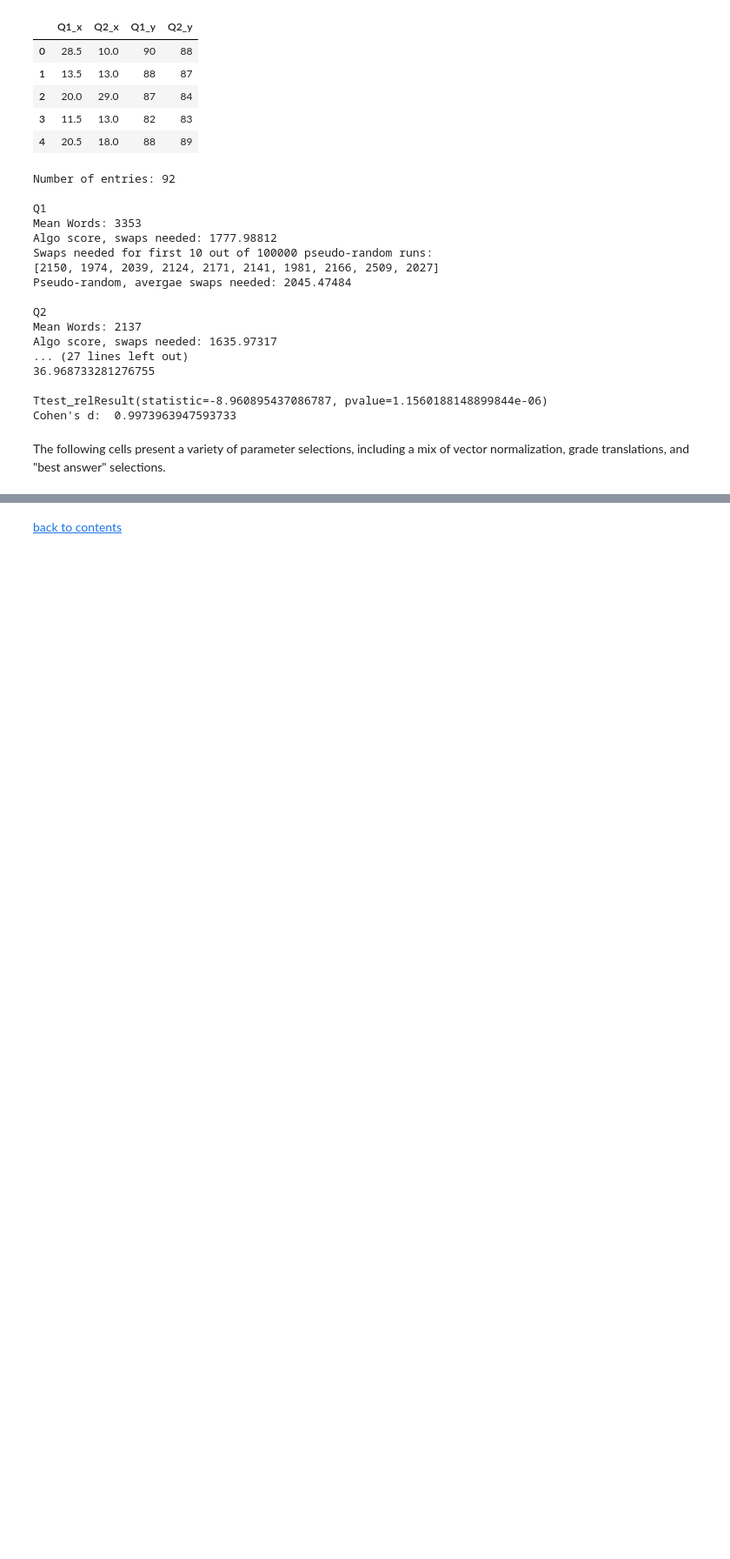
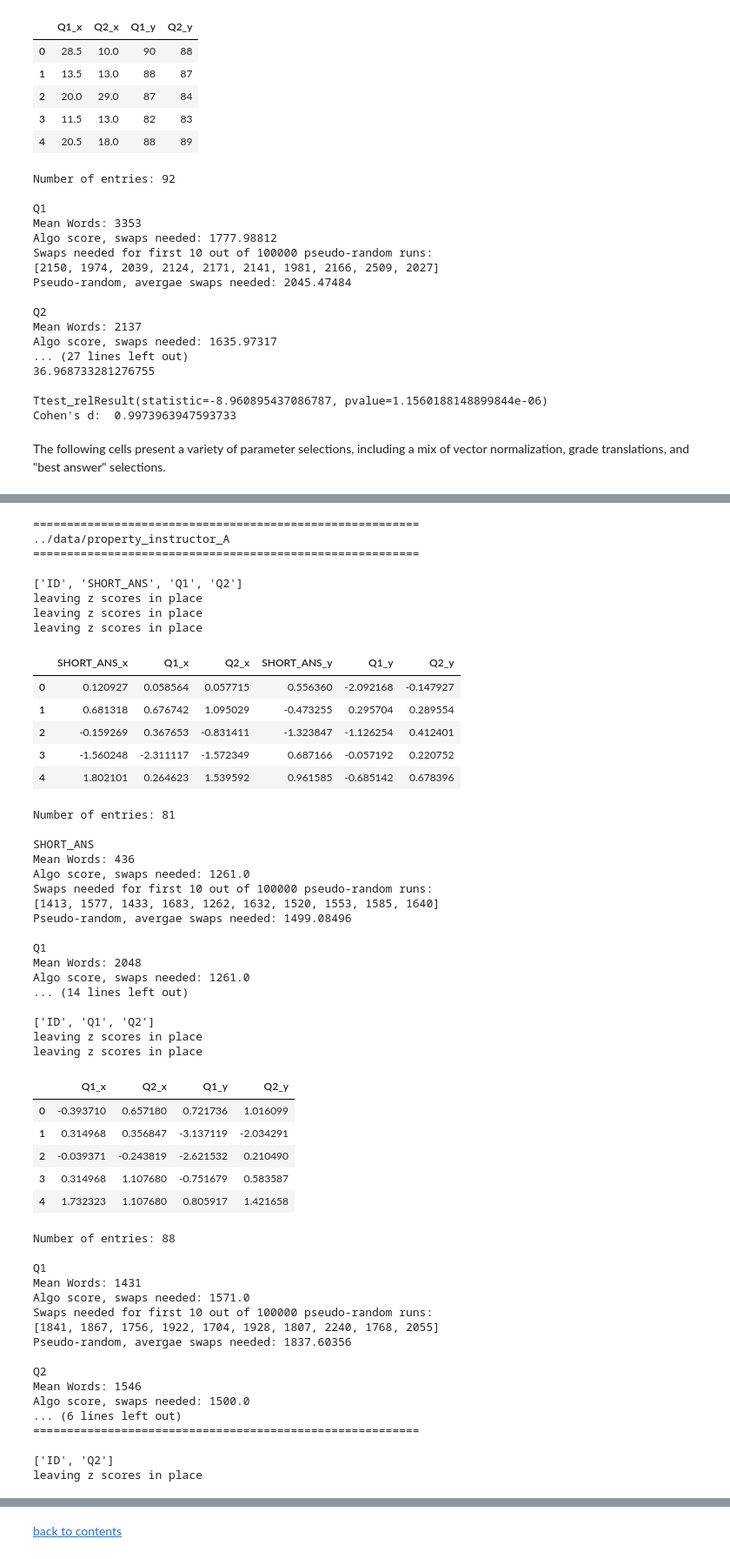
Before and after one commit to colarusso/free-response-scoring, a Jupyter notebook: Score Exams.ipynb, the cells around one changed output, grey strips where cells are left out. Shown at 87% size. Cells and saved outputs as stored; diff of their text form; code cells hidden in the pictures; blank space fills up the shorter version.

```diff
--- a/Score Exams.ipynb
+++ b/Score Exams.ipynb
@@ -1551,0 +2012,57 @@ Cohen's d:  0.5556844878267548
+# %%
+score_exams(exams,model='nlp3',normv=1,score=2,goal="centroid",runs=100000)
+# %% [output]
+=========================================================
+../data/property_instructor_A
+=========================================================
+
+['ID', 'SHORT_ANS', 'Q1', 'Q2']
+leaving z scores in place
+leaving z scores in place
+leaving z scores in place
+|  | SHORT_ANS_x | Q1_x | Q2_x | SHORT_ANS_y | Q1_y | Q2_y |
+| 0 | 0.120927 | 0.058564 | 0.057715 | 0.556360 | -2.092168 | -0.147927 |
+| 1 | 0.681318 | 0.676742 | 1.095029 | -0.473255 | 0.295704 | 0.289554 |
+| 2 | -0.159269 | 0.367653 | -0.831411 | -1.323847 | -1.126254 | 0.412401 |
+| 3 | -1.560248 | -2.311117 | -1.572349 | 0.687166 | -0.057192 | 0.220752 |
+| 4 | 1.802101 | 0.264623 | 1.539592 | 0.961585 | -0.685142 | 0.678396 |
+Number of entries: 81
+
+SHORT_ANS
+Mean Words: 436
+Algo score, swaps needed: 1261.0
+Swaps needed for first 10 out of 100000 pseudo-random runs:
+[1413, 1577, 1433, 1683, 1262, 1632, 1520, 1553, 1585, 1640]
+Pseudo-random, avergae swaps needed: 1499.08496
+
+Q1
+Mean Words: 2048
+Algo score, swaps needed: 1261.0
+... (14 lines left out)
+
+['ID', 'Q1', 'Q2']
+leaving z scores in place
+leaving z scores in place
+|  | Q1_x | Q2_x | Q1_y | Q2_y |
+| 0 | -0.393710 | 0.657180 | 0.721736 | 1.016099 |
+| 1 | 0.314968 | 0.356847 | -3.137119 | -2.034291 |
+| 2 | -0.039371 | -0.243819 | -2.621532 | 0.210490 |
+| 3 | 0.314968 | 1.107680 | -0.751679 | 0.583587 |
+| 4 | 1.732323 | 1.107680 | 0.805917 | 1.421658 |
+Number of entries: 88
+
+Q1
+Mean Words: 1431
+Algo score, swaps needed: 1571.0
+Swaps needed for first 10 out of 100000 pseudo-random runs:
+[1841, 1867, 1756, 1922, 1704, 1928, 1807, 2240, 1768, 2055]
+Pseudo-random, avergae swaps needed: 1837.60356
+
+Q2
+Mean Words: 1546
+Algo score, swaps needed: 1500.0
+... (6 lines left out)
+=========================================================
+
+['ID', 'Q2']
+leaving z scores in place
```
Also changed, not shown: parts of 14 cells of this notebook.
